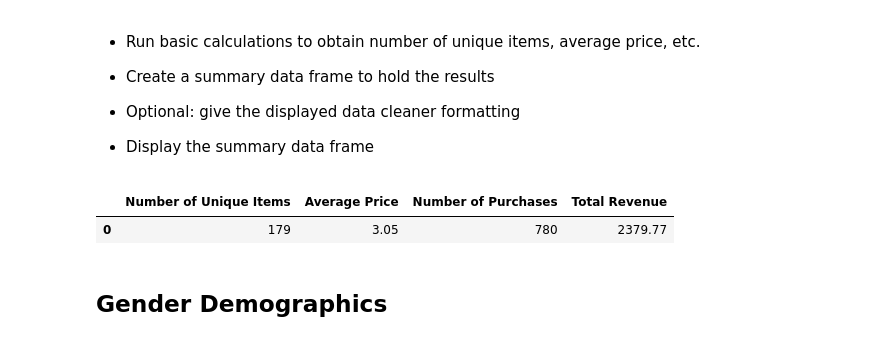
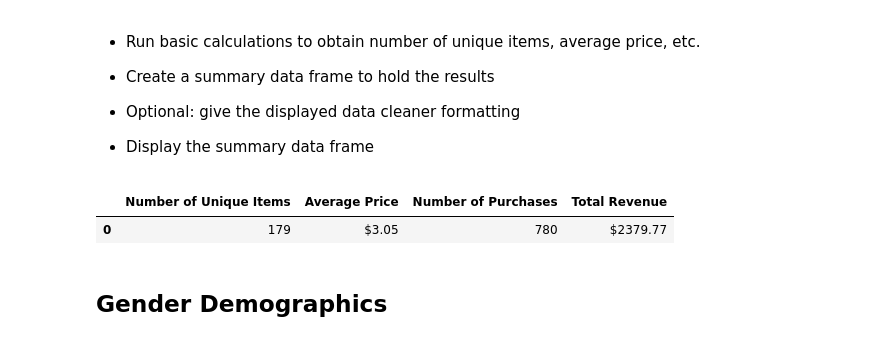
Before and after one commit to DiamondN97/pandas-challenge, a Jupyter notebook: HeroesOfPymoli/HeroesOfPymoli_starter.ipynb, the cells around one changed output. Saved outputs shown, nothing was run; the diff lists cells and outputs as text; code cells hidden in the pictures.

```diff
--- a/HeroesOfPymoli/HeroesOfPymoli_starter.ipynb
+++ b/HeroesOfPymoli/HeroesOfPymoli_starter.ipynb
@@ -55,25 +55,25 @@ player_count
 # %%
 #find number of unique items, avg price, number of purchases, total revenue
 items = len(purchase_data["Item ID"].value_counts())
 avg_price = round(sum((purchase_data["Price"])/len(purchase_data["Price"])), 2)
 num_purchases = purchase_data["Purchase ID"].count()
 total_revenue = round(sum(purchase_data["Price"]), 2)
 
 
 
 #create dataframe
 
 PurchasingAnalysis_df = pd.DataFrame({"Number of Unique Items":[items],
                            "Average Price":[avg_price],
                            "Number of Purchases": [num_purchases],
                            "Total Revenue": [total_revenue]})
-
-
+PurchasingAnalysis_df["Average Price"] = PurchasingAnalysis_df["Average Price"].map("${:.2f}".format)
+PurchasingAnalysis_df["Total Revenue"] = PurchasingAnalysis_df["Total Revenue"].map("${:.2f}".format)
 
 PurchasingAnalysis_df
 # %% [output]
 |  | Number of Unique Items | Average Price | Number of Purchases | Total Revenue |
-| 0 | 179 | 3.05 | 780 | 2379.77 |
+| 0 | 179 | $3.05 | 780 | $2379.77 |
 # %% [markdown]
 ## Gender Demographics
 # %%
```
Also changed, not shown: parts of 1 cell of this notebook.
